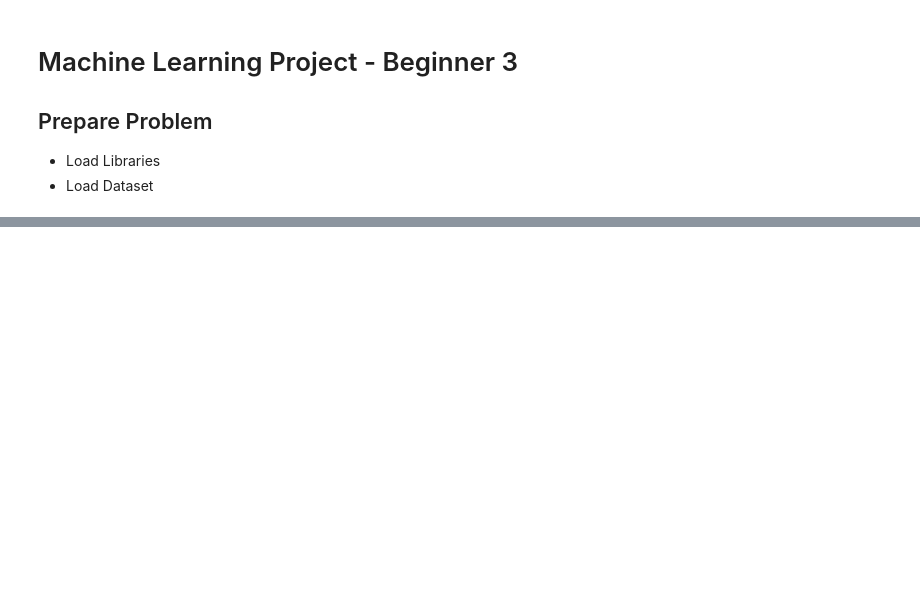
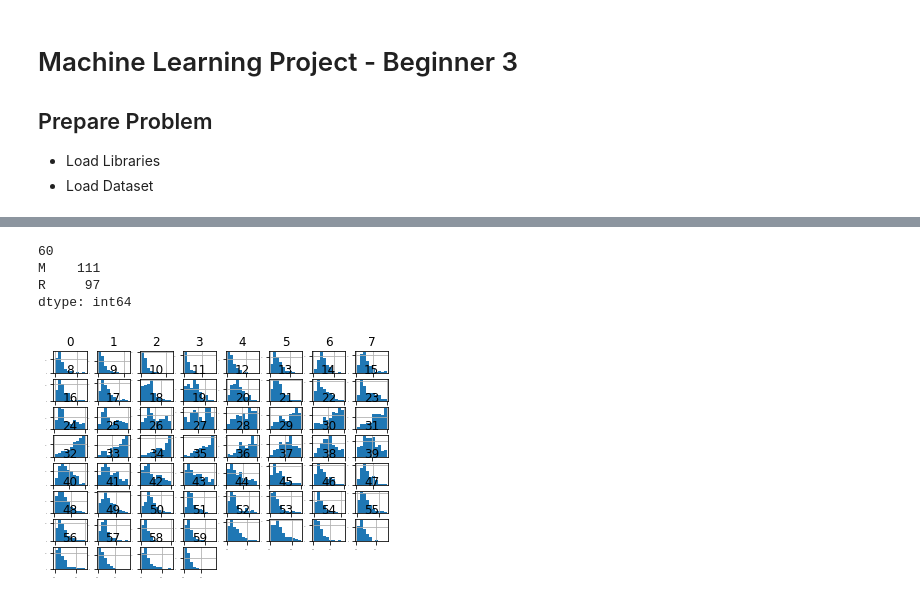
Before and after one commit to loganrane/MachineLearning101, a Jupyter notebook: ML Project End to End - Beginner - 3.ipynb, the cells around one changed output, grey strips where cells are left out. Drawn from its saved outputs; the diff is of its cells as text; code cells hidden in the pictures; blank space fills up the shorter version.

Commit message:
Spot check - raw data

```diff
--- a/ML Project End to End - Beginner - 3.ipynb
+++ b/ML Project End to End - Beginner - 3.ipynb
@@ -31,0 +32,3 @@ from sklearn.ensemble import ExtraTreesClassif
+# %%
+# Load the dataset
+dataset = pd.read_csv('./data/sonar.all-data.csv', header = None)
@@ -31,0 +110,14 @@ from sklearn.ensemble import ExtraTreesClassif
+# %%
+# Class distribution
+print(dataset.groupby(60).size())
+# %% [output]
+60
+M    111
+R     97
+dtype: int64
+# %%
+# Histograms
+dataset.hist(sharex= False, sharey = False, xlabelsize = 1, ylabelsize = 1)
+plt.show()
+# %% [output]
+[figure, added]
```
Also changed, not shown: parts of 12 cells of this notebook.
